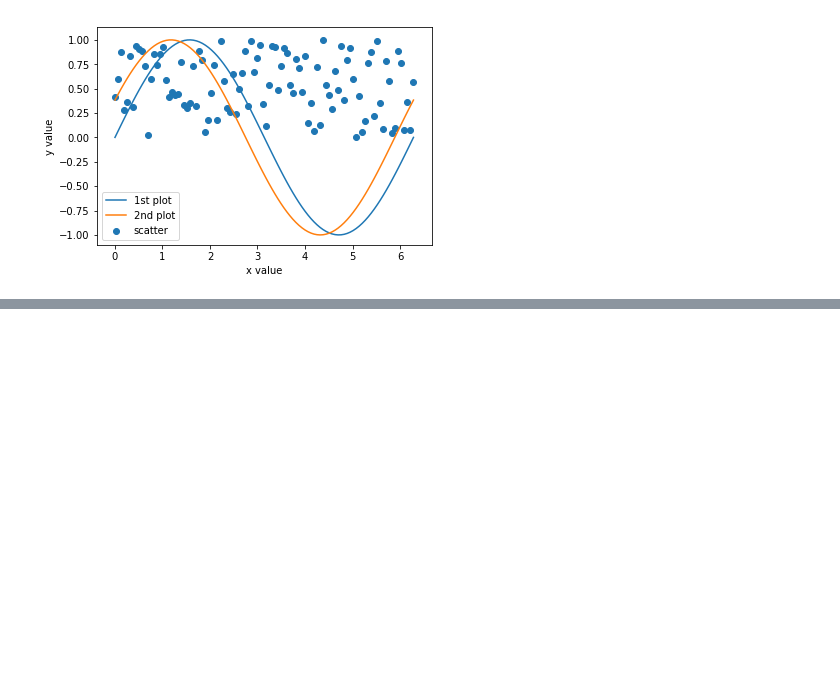
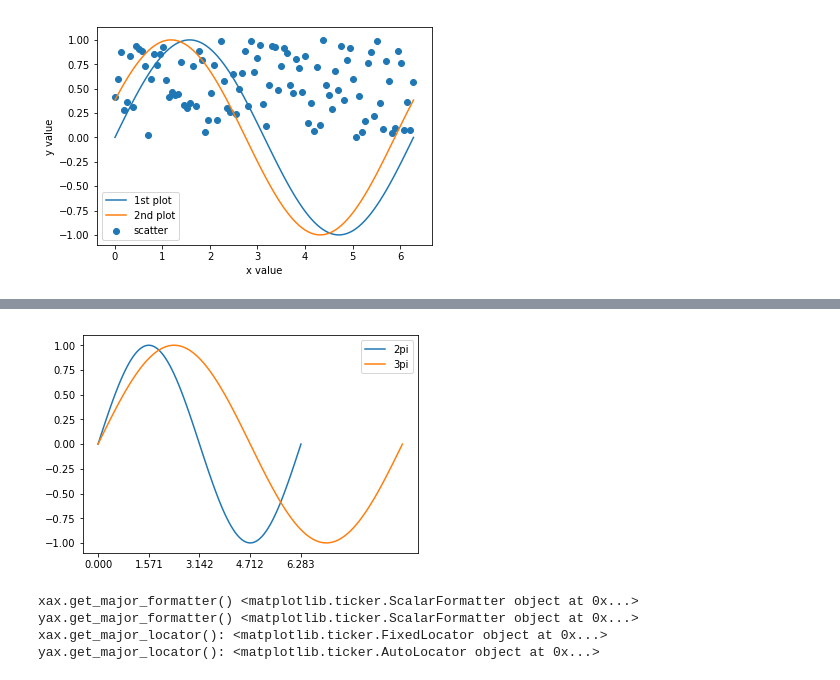
Before and after one commit to allaccountstaken/matplotlib, a Jupyter notebook: pyplot_interface.ipynb, the cells around one changed output, grey strips where cells are left out. Saved outputs shown, nothing was run; the diff lists cells and outputs as text; code cells hidden in the pictures; blank space fills up the shorter version.

```diff
--- a/pyplot_interface.ipynb
+++ b/pyplot_interface.ipynb
@@ -121,0 +135,16 @@ Text(0, 0.5, 'y value')
+# %%
+fig
+# %% [output]
+[figure, added]
+# %%
+xax = ax.xaxis
+yax = ax.yaxis
+print('xax.get_major_formatter()', xax.get_major_formatter())
+print('yax.get_major_formatter()', yax.get_major_formatter())
+print('xax.get_major_locator():',  xax.get_major_locator())
+print('yax.get_major_locator():',  yax.get_major_locator())
+# %% [output]
+xax.get_major_formatter() <matplotlib.ticker.ScalarFormatter object at 0x...>
+yax.get_major_formatter() <matplotlib.ticker.ScalarFormatter object at 0x...>
+xax.get_major_locator(): <matplotlib.ticker.FixedLocator object at 0x...>
+yax.get_major_locator(): <matplotlib.ticker.AutoLocator object at 0x...>
```
Also changed, not shown: parts of 7 cells of this notebook.
